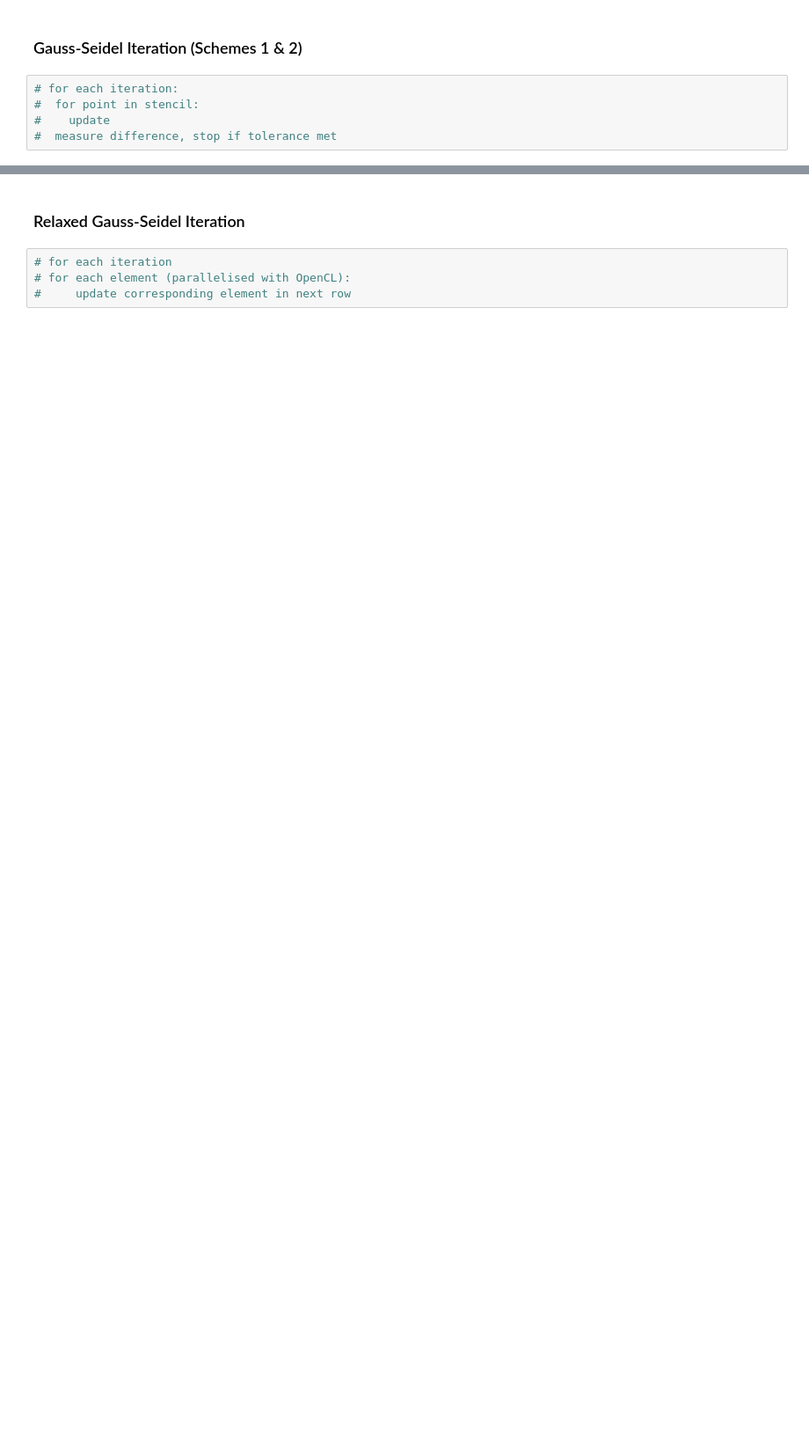
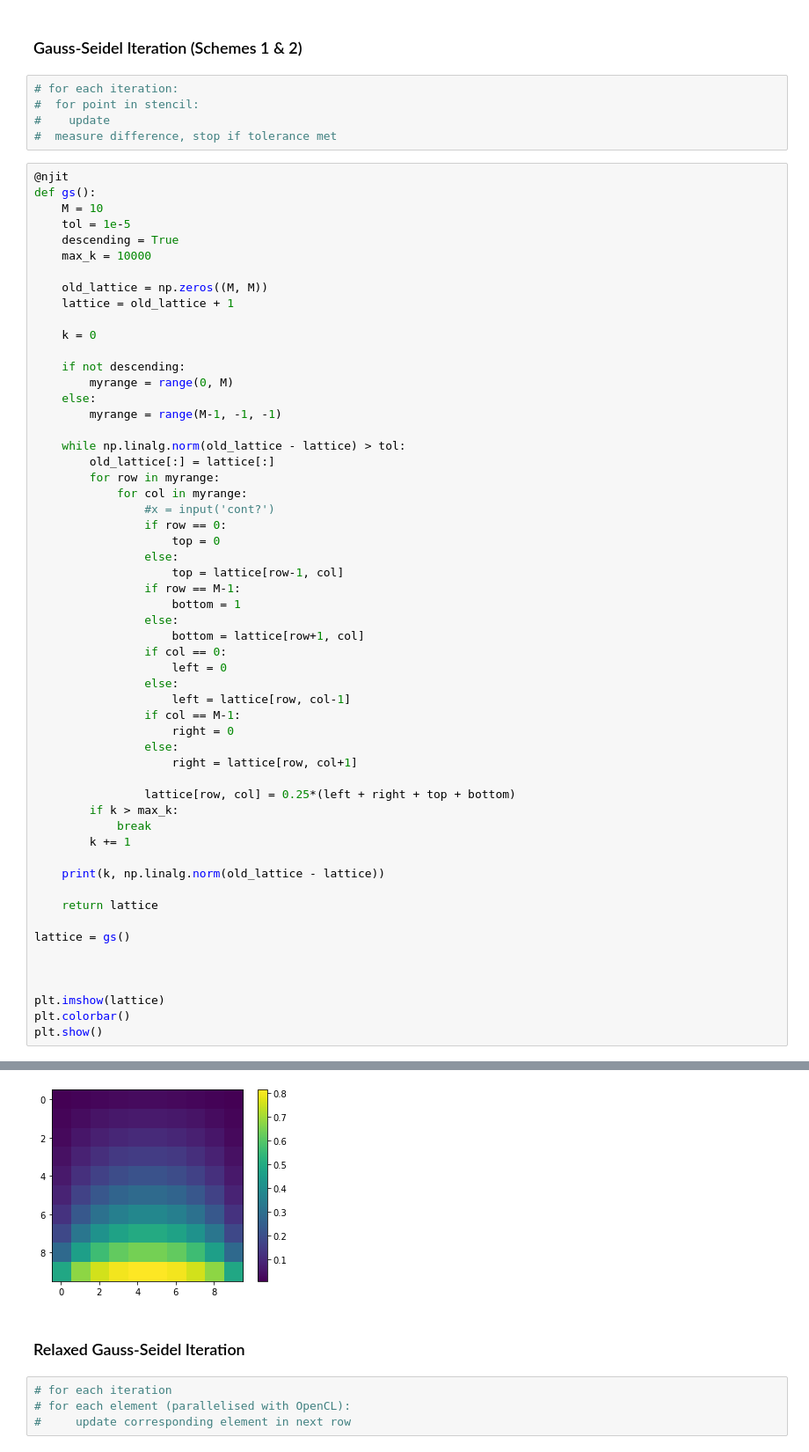
Before and after one commit to sheeshee/High-Performance-Computing-Coursework, a Jupyter notebook: Assignment 3/Assignment 3 Submission.ipynb, the cells around one changed output, grey strips where cells are left out. Shown at 88% size. Drawn from its saved outputs; the diff is of its cells as text; blank space fills up the shorter version.

```diff
--- a/Assignment 3/Assignment 3 Submission.ipynb
+++ b/Assignment 3/Assignment 3 Submission.ipynb
@@ -46,3 +265,60 @@ $$
 #  for point in stencil:
 #    update
 #  measure difference, stop if tolerance met
+# %%
+@njit
+def gs():
+    M = 10
+    tol = 1e-5
+    descending = True
+    max_k = 10000
+
+    old_lattice = np.zeros((M, M))
+    lattice = old_lattice + 1
+
+    k = 0
+
+    if not descending:
+        myrange = range(0, M)
+    else:
+        myrange = range(M-1, -1, -1)
+
+    while np.linalg.norm(old_lattice - lattice) > tol:
+        old_lattice[:] = lattice[:]
+        for row in myrange:
+            for col in myrange:
+                #x = input('cont?')
+                if row == 0:
+                    top = 0
+                else:
+                    top = lattice[row-1, col]
+                if row == M-1:
+                    bottom = 1
+                else:
+                    bottom = lattice[row+1, col]
+                if col == 0:
+                    left = 0
+                else:
+                    left = lattice[row, col-1]
+                if col == M-1:
+                    right = 0
+                else:
+                    right = lattice[row, col+1]
+
+                lattice[row, col] = 0.25*(left + right + top + bottom)
+        if k > max_k:
+            break
+        k += 1
+
+    print(k, np.linalg.norm(old_lattice - lattice))
+
+    return lattice
+
+lattice = gs()
+
+
+
+plt.imshow(lattice)
+plt.colorbar()
+plt.show()
+# %% [output]
@@ -49,3 +326,4 @@ $$
+[figure, added]
 # %% [markdown]
 ### Relaxed Gauss-Seidel Iteration
 # %%
```
Also changed, not shown: parts of 12 cells of this notebook, 5 other files.
